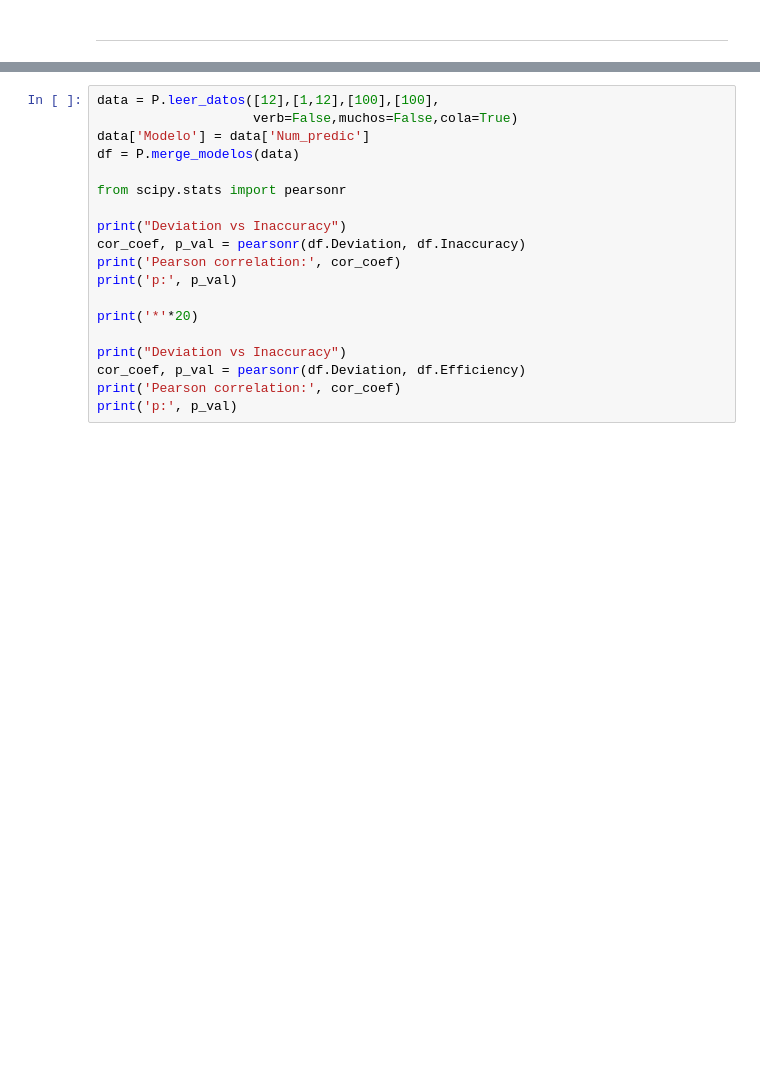
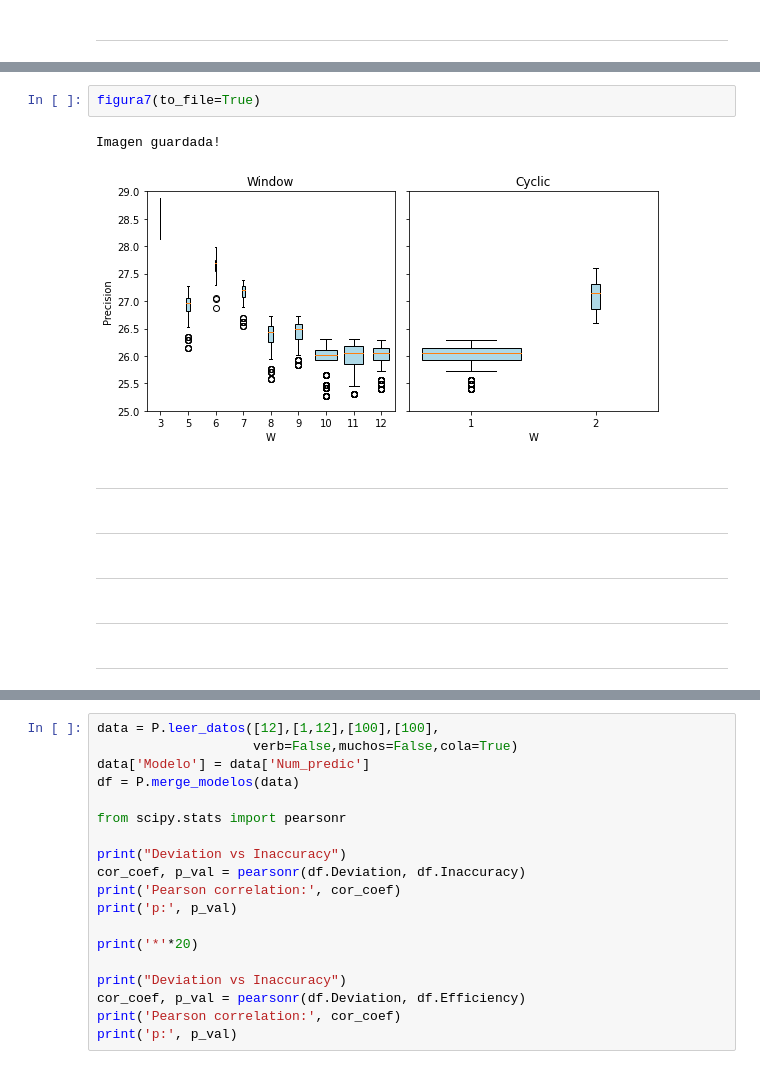
Before and after one commit to EAndrade-Lotero/ElFarolArthur, a Jupyter notebook: Figuras.ipynb, the cells around one changed output, grey strips where cells are left out. Drawn from its saved outputs; the diff is of its cells as text; blank space fills up the shorter version.

```diff
--- a/Figuras.ipynb
+++ b/Figuras.ipynb
@@ -287,0 +352,15 @@ Imagen guardada!
+# %%
+figura7(to_file=True)
+# %% [output]
+Imagen guardada!
+[figure, added]
+# %% [markdown]
+---
+# %% [markdown]
+---
+# %% [markdown]
+---
+# %% [markdown]
+---
+# %% [markdown]
+---
```
Also changed, not shown: parts of 22 cells of this notebook, 2 other files.
